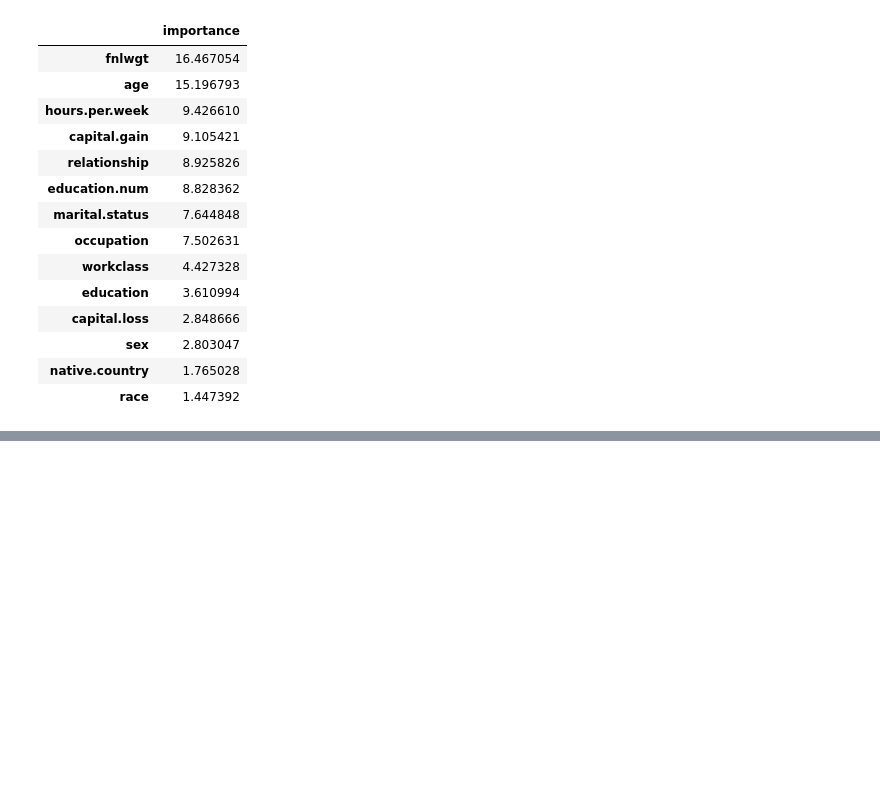
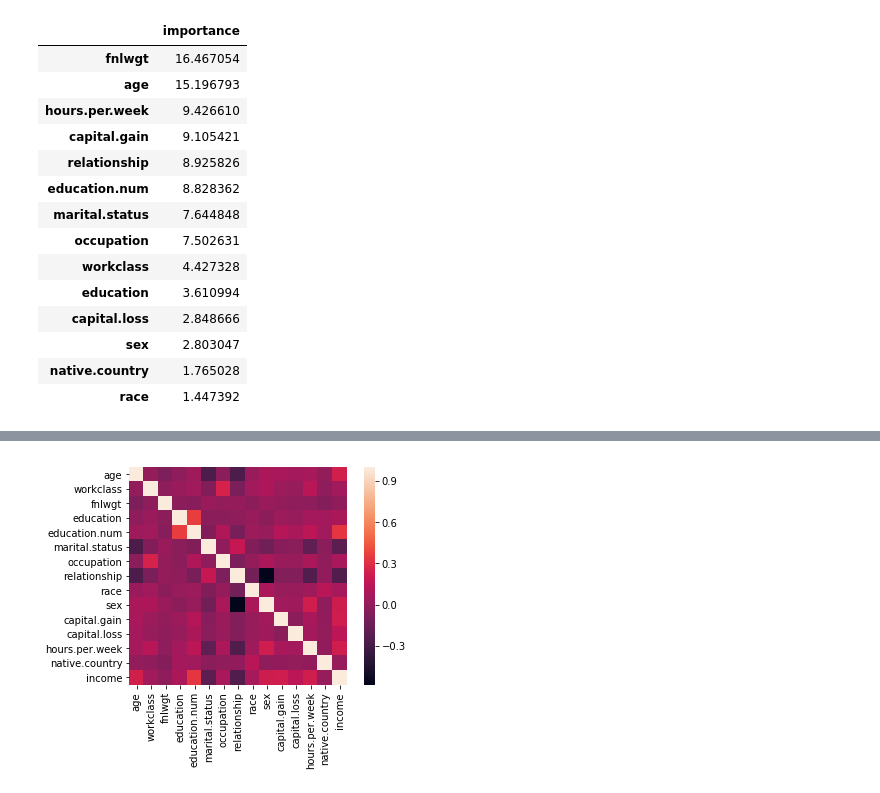
Before and after one commit to laxmija/Project_4_Classification_Models, a Jupyter notebook: Project_4_Classification_Models.ipynb, the cells around one changed output, grey strips where cells are left out. Cells and saved outputs as stored; diff of their text form; code cells hidden in the pictures; blank space fills up the shorter version.

```diff
--- a/Project_4_Classification_Models.ipynb
+++ b/Project_4_Classification_Models.ipynb
@@ -356,0 +337,17 @@ plt.show()
+# %%
+# Encode the categorical features as numbers
+def number_encode_features(df):
+    result = df.copy()
+    encoders = {}
+    for column in result.columns:
+        if result.dtypes[column] == np.object:
+            encoders[column] = preprocessing.LabelEncoder()
+            result[column] = encoders[column].fit_transform(result[column])
+    return result, encoders
+
+# Calculate the correlation and plot it
+encoded_data, _ = number_encode_features(dataset)
+sns.heatmap(encoded_data.corr(), square=True)
+plt.show()
+# %% [output]
+[figure, added]
```
Also changed, not shown: parts of 52 cells of this notebook.
